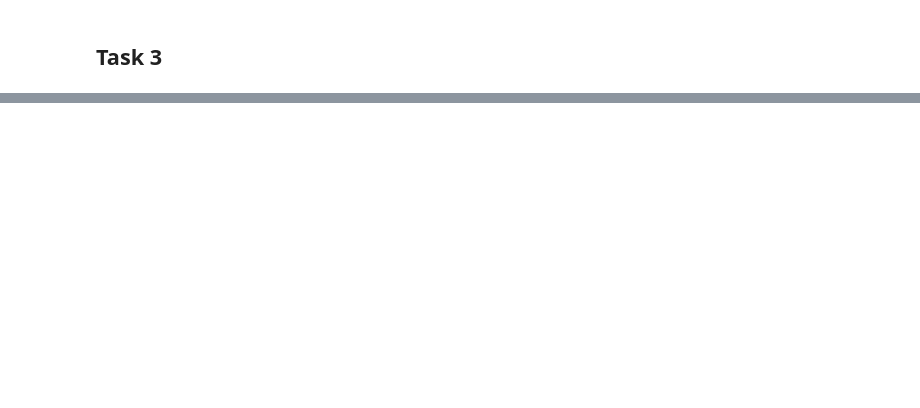
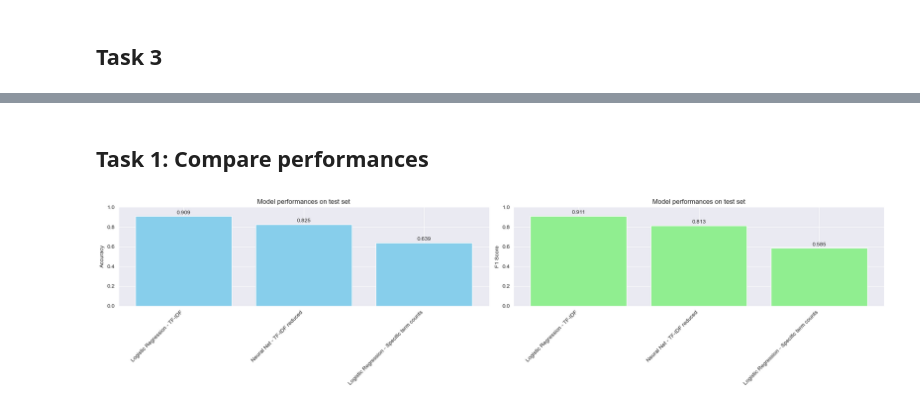
Before and after one commit to YannickBrot/Group-Fake-News-Project, a Jupyter notebook: ml.ipynb, the cells around one changed output, grey strips where cells are left out. Saved outputs shown, nothing was run; the diff lists cells and outputs as text; code cells hidden in the pictures; blank space fills up the shorter version.

```diff
--- a/ml.ipynb
+++ b/ml.ipynb
@@ -628,0 +1092,22 @@ ValueError: X has 212408 features, but MultinomialNB is expecting 741825 feature
+# %%
+from sklearn.metrics import f1_score, confusion_matrix
+
+lr_term_counts_y_test_pred = lr_term_counts.predict(X_test_term_counts.reshape(-1,1))
+lr_term_counts_y_test_pred_accuracy = accuracy_score(y_test, lr_term_counts_y_test_pred)
+lr_term_counts_y_test_pred_f1_score = f1_score(y_test, lr_term_counts_y_test_pred)
+lr_term_counts_y_test_pred_cm = confusion_matrix(y_test, lr_term_counts_y_test_pred)
+
+lr_tfidf_y_test_pred = lr_tfidf.predict(X_test_tfidf_combined)
+lr_tfidf_y_test_pred_accuracy = accuracy_score(y_test, lr_tfidf_y_test_pred)
+lr_tfidf_y_test_pred_f1_score = f1_score(y_test, lr_tfidf_y_test_pred)
+lr_tfidf_y_test_pred_cm = confusion_matrix(y_test, lr_tfidf_y_test_pred)
+
+def calculate_f1_score(precision, recall):
+    if (precision + recall) == 0:
+        return 0  # Avoid division by zero
+    return 2 * (precision * recall) / (precision + recall)
+
+nn_y_test_pred = nn.predict(X_test_tfidf_unigram_reduced)
+_, nn_y_test_pred_accuracy,nn_y_test_pred_precision,nn_y_test_pred_recall = nn.evaluate(X_test_tfidf_unigram_reduced, y_test)
+nn_y_test_pred_f1_score = calculate_f1_score(nn_y_test_pred_precision, nn_y_test_pred_recall)
+nn_y_test_pred_cm = confusion_matrix(y_test, nn_y_test_pred.round())
@@ -628,0 +1117,24 @@ ValueError: X has 212408 features, but MultinomialNB is expecting 741825 feature
+# %% [markdown]
+##  Task 1: Compare performances
+# %%
+models = [
+    'Logistic Regression - Specific term counts',
+    'Logistic Regression - TF-IDF',
+    'Neural Net - TF-IDF reduced'
+]
+
+accuracies = [
+    lr_term_counts_y_test_pred_accuracy,
+    lr_tfidf_y_test_pred_accuracy,
+    nn_y_test_pred_accuracy
+]
+
+f1_scores = [
+    lr_term_counts_y_test_pred_f1_score,
+    lr_tfidf_y_test_pred_f1_score,
+    nn_y_test_pred_f1_score
+]
+
+display_model_comparisons(models, accuracies, 'Model performances on test set', f1_scores=f1_scores)
+# %% [output]
+[figure, added]
```
Also changed, not shown: parts of 112 cells of this notebook, 1 other file.
